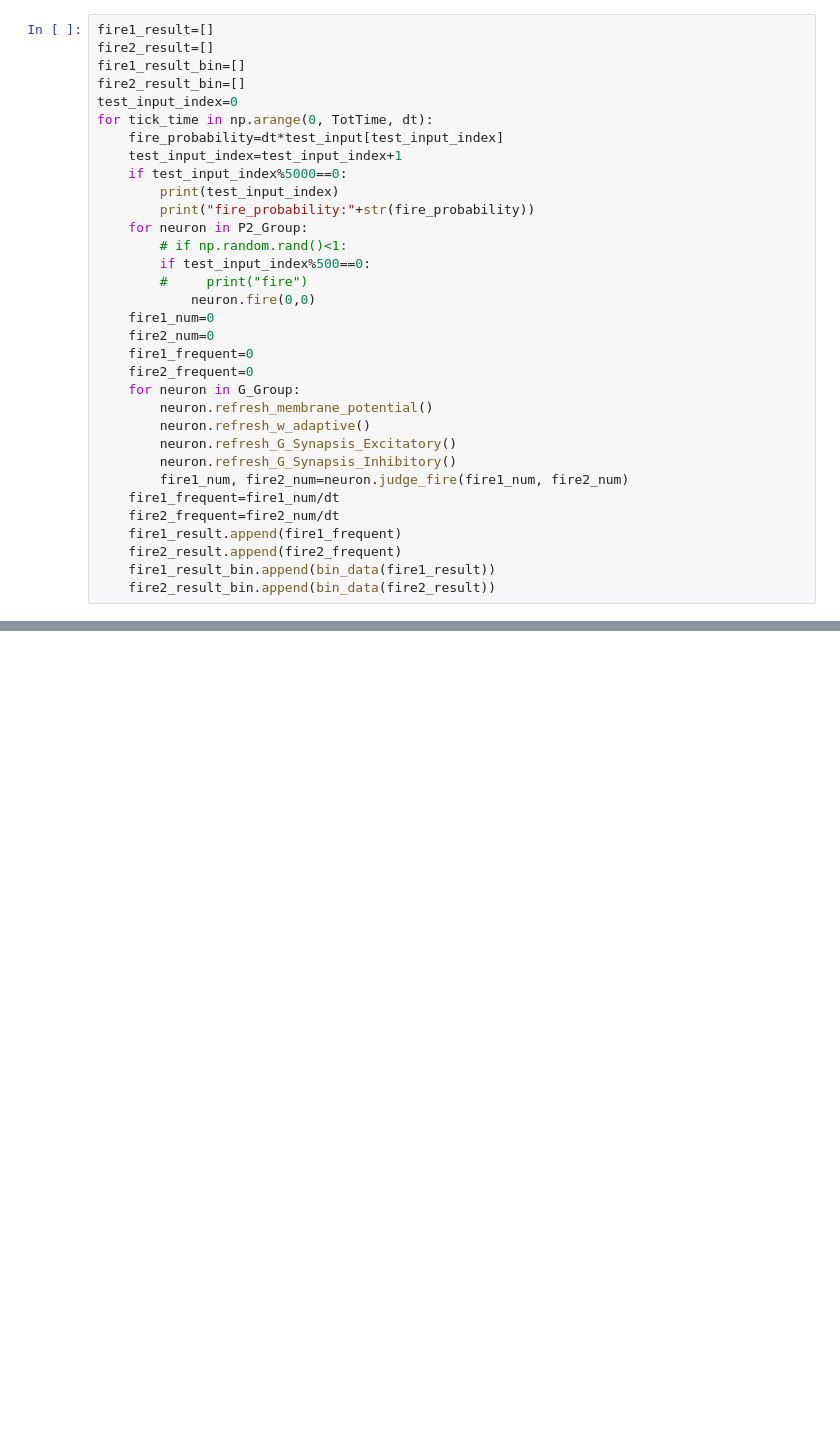
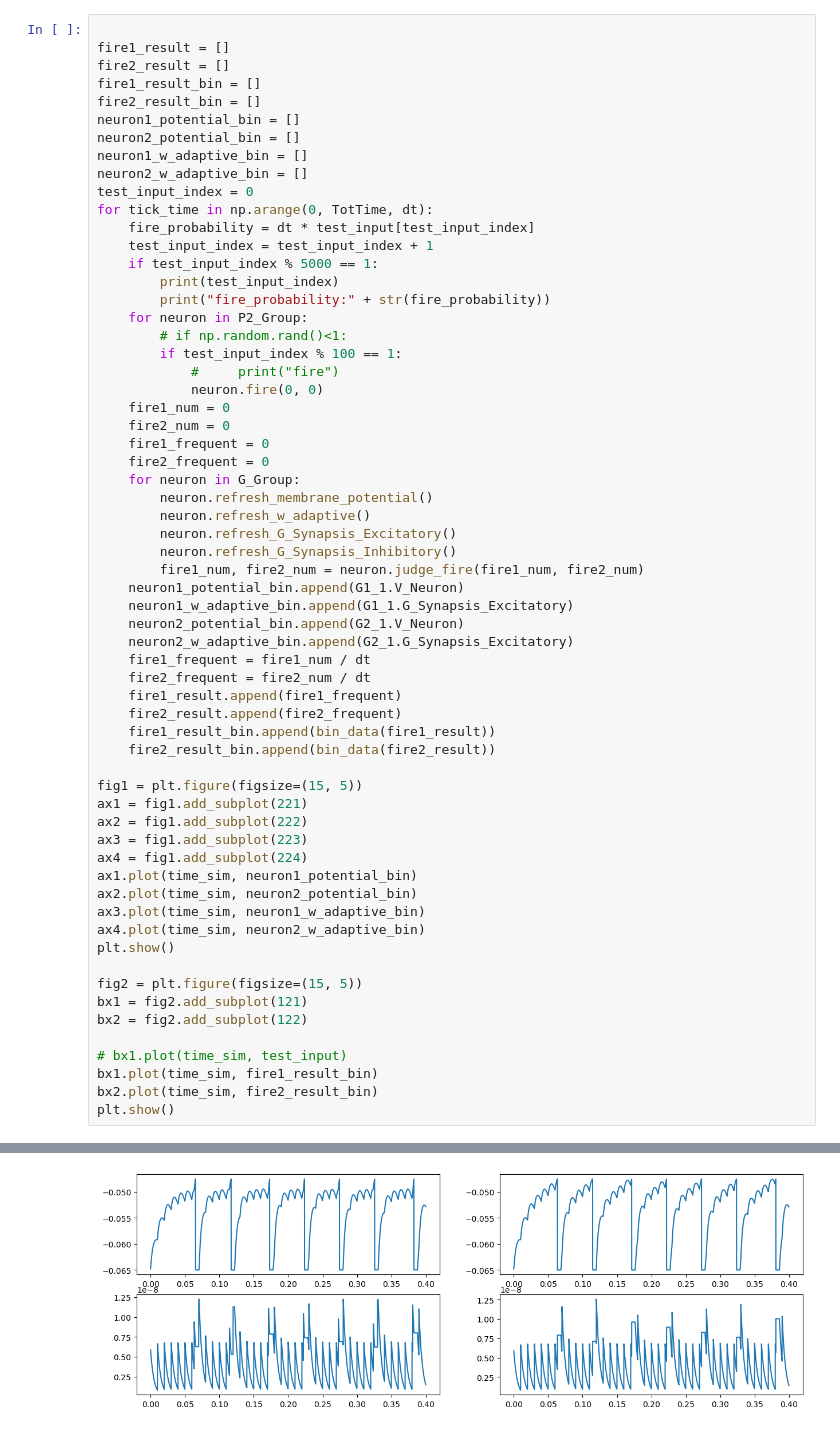
Before and after one commit to RogersSccot/17_BBQ, a Jupyter notebook: Seizure_Ref/My_AdEx_Network_Plot/My_AdEx_Network_singletest.ipynb, the cells around one changed output, grey strips where cells are left out. Drawn from its saved outputs; the diff is of its cells as text; blank space fills up the shorter version.

```diff
--- a/Seizure_Ref/My_AdEx_Network_Plot/My_AdEx_Network_singletest.ipynb
+++ b/Seizure_Ref/My_AdEx_Network_Plot/My_AdEx_Network_singletest.ipynb
@@ -257,34 +230,63 @@ plt.plot(time_sim, test_input)
 # %%
-fire1_result=[]
-fire2_result=[]
-fire1_result_bin=[]
-fire2_result_bin=[]
-test_input_index=0
+
+fire1_result = []
+fire2_result = []
+fire1_result_bin = []
+fire2_result_bin = []
+neuron1_potential_bin = []
+neuron2_potential_bin = []
+neuron1_w_adaptive_bin = []
+neuron2_w_adaptive_bin = []
+test_input_index = 0
 for tick_time in np.arange(0, TotTime, dt):
-    fire_probability=dt*test_input[test_input_index]
-    test_input_index=test_input_index+1
-    if test_input_index%5000==0:
+    fire_probability = dt * test_input[test_input_index]
+    test_input_index = test_input_index + 1
+    if test_input_index % 5000 == 1:
         print(test_input_index)
-        print("fire_probability:"+str(fire_probability))
+        print("fire_probability:" + str(fire_probability))
     for neuron in P2_Group:
         # if np.random.rand()<1:
-        if test_input_index%500==0:
-        #     print("fire")
-            neuron.fire(0,0)
-    fire1_num=0
-    fire2_num=0
-    fire1_frequent=0
-    fire2_frequent=0
+        if test_input_index % 100 == 1:
+            #     print("fire")
+            neuron.fire(0, 0)
+    fire1_num = 0
+    fire2_num = 0
+    fire1_frequent = 0
+    fire2_frequent = 0
     for neuron in G_Group:
         neuron.refresh_membrane_potential()
         neuron.refresh_w_adaptive()
         neuron.refresh_G_Synapsis_Excitatory()
         neuron.refresh_G_Synapsis_Inhibitory()
-        fire1_num, fire2_num=neuron.judge_fire(fire1_num, fire2_num)
-    fire1_frequent=fire1_num/dt
-    fire2_frequent=fire2_num/dt
+        fire1_num, fire2_num = neuron.judge_fire(fire1_num, fire2_num)
+    neuron1_potential_bin.append(G1_1.V_Neuron)
+    neuron1_w_adaptive_bin.append(G1_1.G_Synapsis_Excitatory)
+    neuron2_potential_bin.append(G2_1.V_Neuron)
+    neuron2_w_adaptive_bin.append(G2_1.G_Synapsis_Excitatory)
+    fire1_frequent = fire1_num / dt
+    fire2_frequent = fire2_num / dt
     fire1_result.append(fire1_frequent)
     fire2_result.append(fire2_frequent)
     fire1_result_bin.append(bin_data(fire1_result))
     fire2_result_bin.append(bin_data(fire2_result))
+
+fig1 = plt.figure(figsize=(15, 5))
+ax1 = fig1.add_subplot(221)
+ax2 = fig1.add_subplot(222)
+ax3 = fig1.add_subplot(223)
+ax4 = fig1.add_subplot(224)
+ax1.plot(time_sim, neuron1_potential_bin)
+ax2.plot(time_sim, neuron2_potential_bin)
+ax3.plot(time_sim, neuron1_w_adaptive_bin)
+ax4.plot(time_sim, neuron2_w_adaptive_bin)
+plt.show()
+
+fig2 = plt.figure(figsize=(15, 5))
+bx1 = fig2.add_subplot(121)
+bx2 = fig2.add_subplot(122)
+
+# bx1.plot(time_sim, test_input)
+bx1.plot(time_sim, fire1_result_bin)
+bx2.plot(time_sim, fire2_result_bin)
+plt.show()
 # %% [output]
@@ -306,0 +295 @@ fire_probability:0.338
+[figure, added]
```
Also changed, not shown: parts of 19 cells of this notebook, 2 other files.
